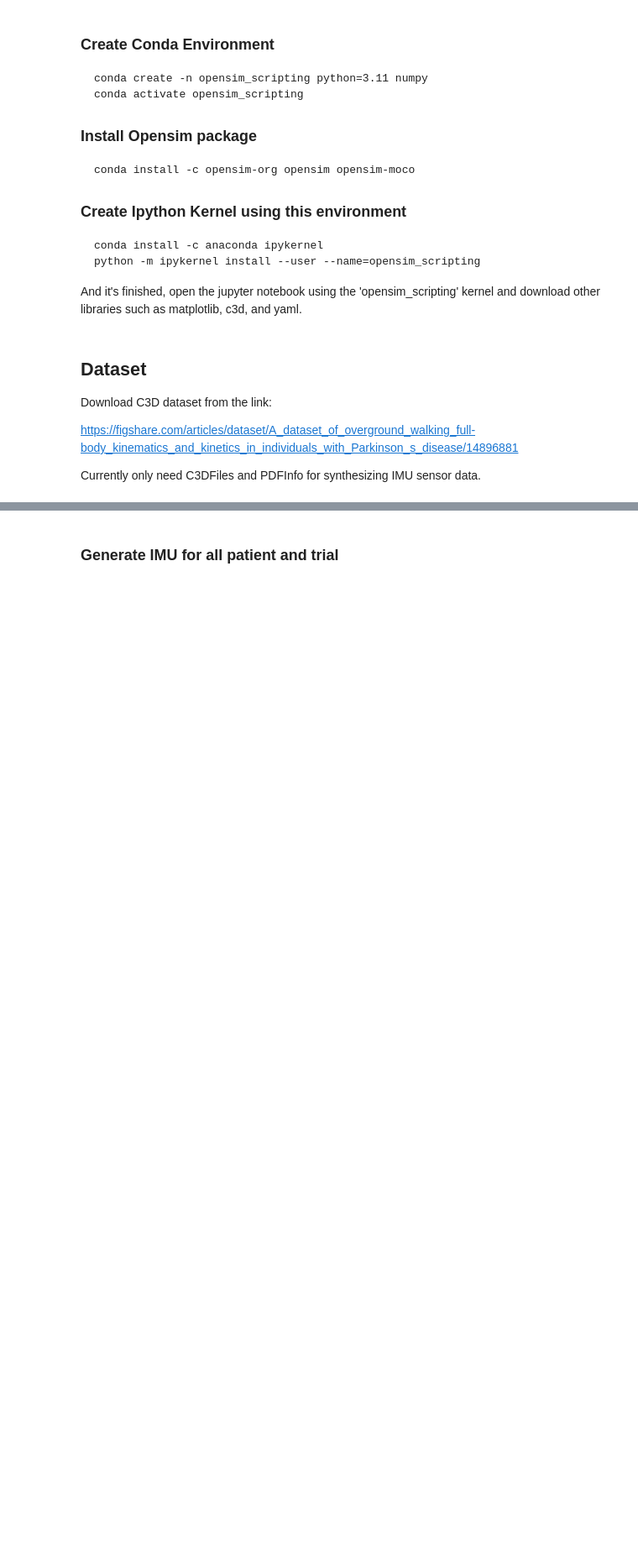
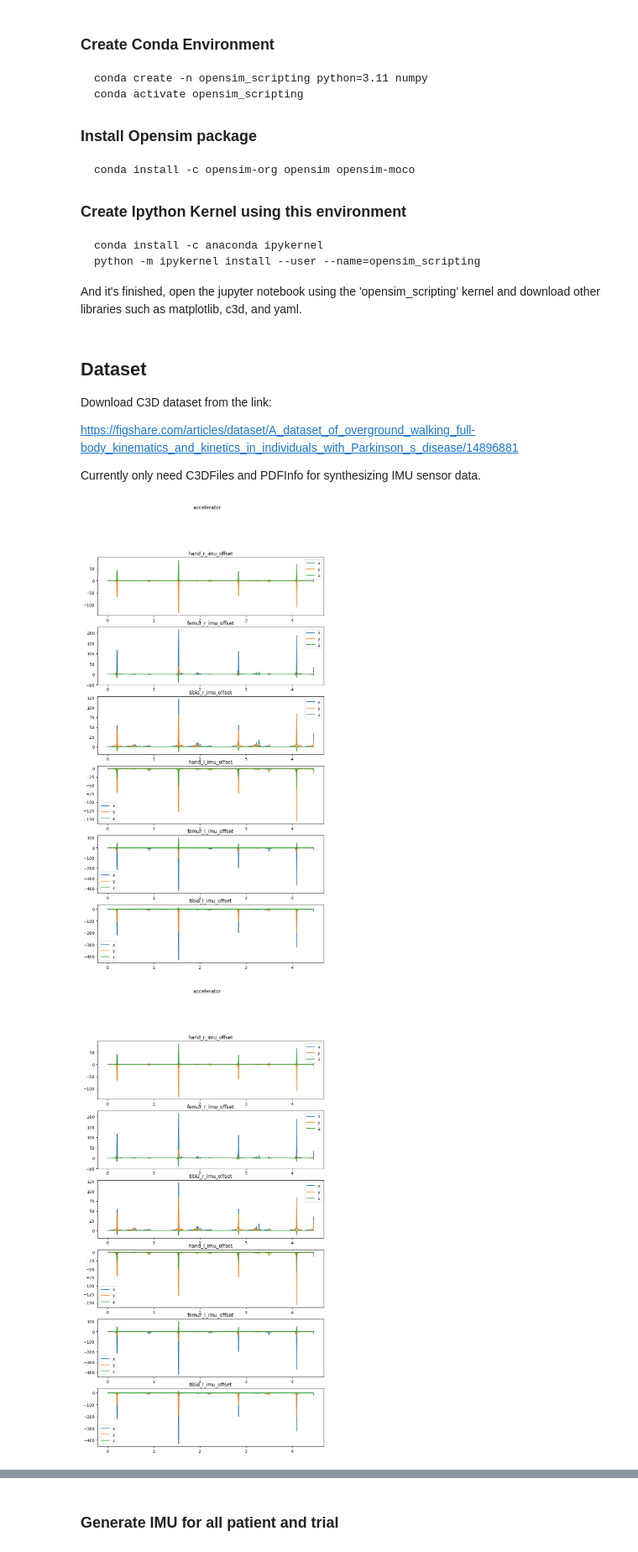
Before and after one commit to haoyenlu/Opensim_IMU_simulation, a Jupyter notebook: ProcessTrialC3D.ipynb, the cells around one changed output, grey strips where cells are left out. Shown at 84% size. Drawn from its saved outputs; the diff is of its cells as text; code cells hidden in the pictures; blank space fills up the shorter version.

```diff
--- a/ProcessTrialC3D.ipynb
+++ b/ProcessTrialC3D.ipynb
@@ -463,7 +463,7 @@ os.makedirs(imu_dir,exist_ok=True)
 
 subject_info_path = './PDGinfo.xlsx' # Subject Information from the dataset
 # %%
-def pipeline(subject,OnOff,trial,model_type='FullBodyModel'):
+def pipeline(subject,OnOff,trial,model_type='FullBodyModel', return_viz_file = False):
     # load and scale model with marker and walk trc file
     outputMarkerModel, targetTRCFile_walk = getTRCMOTfromC3D(subject ,
                                                              OnOff,
@@ -473,12 +473,12 @@ def pipeline(subject,OnOff,trial,model_type='FullBodyModel'):
                                                              ModelOutput_dir)
 
 
-    # Add IMU to Model
-    imu1 = IMUData('hand_r', opensim.Vec3(0, 0, 0.05), opensim.Vec3(0, 0 , 0.5*np.pi))
-    imu2 = IMUData('femur_r', opensim.Vec3(0, -0.2, 0.05), opensim.Vec3(0, 0, 0.5*np.pi))
-    imu3 = IMUData('tibia_r', opensim.Vec3(0, -0.2, 0.05), opensim.Vec3(0, 0, 0.5*np.pi))
+    # Add IMU to Model ( x,y,z ) => (front, up, right)
+    imu1 = IMUData('hand_r', opensim.Vec3(0, -0.0, 0.05), opensim.Vec3(0, 0 , 0.5*np.pi))
+    imu2 = IMUData('femur_r',  opensim.Vec3(0, -0.2, 0.05), opensim.Vec3(0, 0, 0.5*np.pi))
+    imu3 = IMUData('tibia_r',  opensim.Vec3(0, -0.2, 0.05), opensim.Vec3(0, 0, 0.5*np.pi))
 
-    imu4 = IMUData('hand_l', opensim.Vec3(0, 0, -0.05), opensim.Vec3(0, 0 , -0.5*np.pi))
+    imu4 = IMUData('hand_l', opensim.Vec3(0,-0.0, -0.05), opensim.Vec3(0, 0 , -0.5*np.pi))
     imu5 = IMUData('femur_l', opensim.Vec3(0, -0.2, -0.05), opensim.Vec3(0, 0, -0.5*np.pi))
     imu6 = IMUData('tibia_l', opensim.Vec3(0, -0.2, -0.05), opensim.Vec3(0, 0, -0.5*np.pi))
 
@@ -503,5 +503,15 @@ def pipeline(subject,OnOff,trial,model_type='FullBodyModel'):
                                                      solution_path,
                                                      imu_path)
 
+    if return_viz_file:
+        return acc_signal_table, gyro_signal_table , outputIMUModel, f'{solution_path}_inverse_solution.sto'
+
     return acc_signal_table, gyro_signal_table
+# %%
+acc , gyro , model , solution = pipeline('SUB01','off', 1 , return_viz_file=True)
+# %%
+plot_imu_signal(acc,title="accelerator")
+# %% [output]
+[figure, added]
+[figure, added]
 # %%
```
Also changed, not shown: parts of 2 cells of this notebook.
